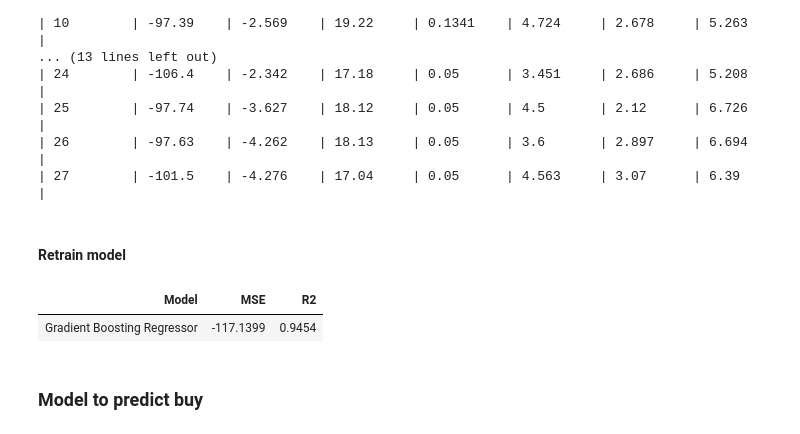
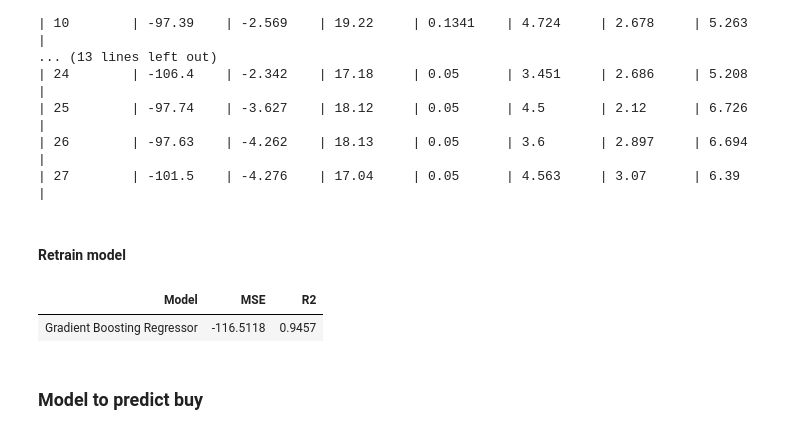
Before and after one commit to ahirsch-github/flight-price-prediction, a Jupyter notebook: flight_price_prediction_2_0.ipynb, the cells around one changed output. Cells and saved outputs as stored; diff of their text form; code cells hidden in the pictures.

```diff
--- a/flight_price_prediction_2_0.ipynb
+++ b/flight_price_prediction_2_0.ipynb
@@ -1764,29 +1765,30 @@ gbr_optimizer.maximize(n_iter=20, init_points=10)
 #### Retrain model ####
 # %%
 # retrains the model with the best parameters
-gbr_best_params = gbr_optimizer.max['params']
-gbr_best_params['n_estimators'] = int(round(np.exp(gbr_best_params['n_estimators'])))
-gbr_best_params['max_depth'] = int(round(gbr_best_params['max_depth']))
-gbr_best_params['min_samples_split'] = int(round(gbr_best_params['min_samples_split']))
-gbr_best_params['min_samples_leaf'] = int(round(gbr_best_params['min_samples_leaf']))
-gbr_best_params['max_features'] = max(min(gbr_best_params['max_features'], 1), 0)
-gbr_best_params['learning_rate'] = np.exp(gbr_best_params['learning_rate'])
+# gbr_best_params = gbr_optimizer.max['params']
+# gbr_best_params['n_estimators'] = int(round(np.exp(gbr_best_params['n_estimators'])))
+# gbr_best_params['max_depth'] = int(round(gbr_best_params['max_depth']))
+# gbr_best_params['min_samples_split'] = int(round(gbr_best_params['min_samples_split']))
+# gbr_best_params['min_samples_leaf'] = int(round(gbr_best_params['min_samples_leaf']))
+# gbr_best_params['max_features'] = max(min(gbr_best_params['max_features'], 1), 0)
+# gbr_best_params['learning_rate'] = np.exp(gbr_best_params['learning_rate'])
 
-gbr_best = GradientBoostingRegressor(random_state=42, **gbr_best_params)
+# gbr_best = GradientBoostingRegressor(random_state=42, **gbr_best_params)
+gbr_best = GradientBoostingRegressor(random_state=42, learning_rate=0.076, max_depth=19, max_features=0.13, min_samples_leaf=5, min_samples_split=3, n_estimators=193)
 gbr_best.fit(X_train, y_train)
 
 gbr_scores = cross_validate(gbr_best, X_train, y_train, scoring=scoring, cv=5)
 
 # print the mean of the scores in a table
 table = PrettyTable()
 table.field_names = ['Model', 'MSE', 'R2']
 
 table.add_row(['Gradient Boosting Regressor', round(gbr_scores['test_mse'].mean(), 4), round(gbr_scores['test_r2'].mean(), 4)])
 
 table
 # %% [output]
 | Model | MSE | R2 |
-| Gradient Boosting Regressor | -117.1399 | 0.9454 |
+| Gradient Boosting Regressor | -116.5118 | 0.9457 |
 # %% [markdown]
 ### Model to predict buy ###
 # %% [markdown]
```
Also changed, not shown: parts of 15 cells of this notebook.
